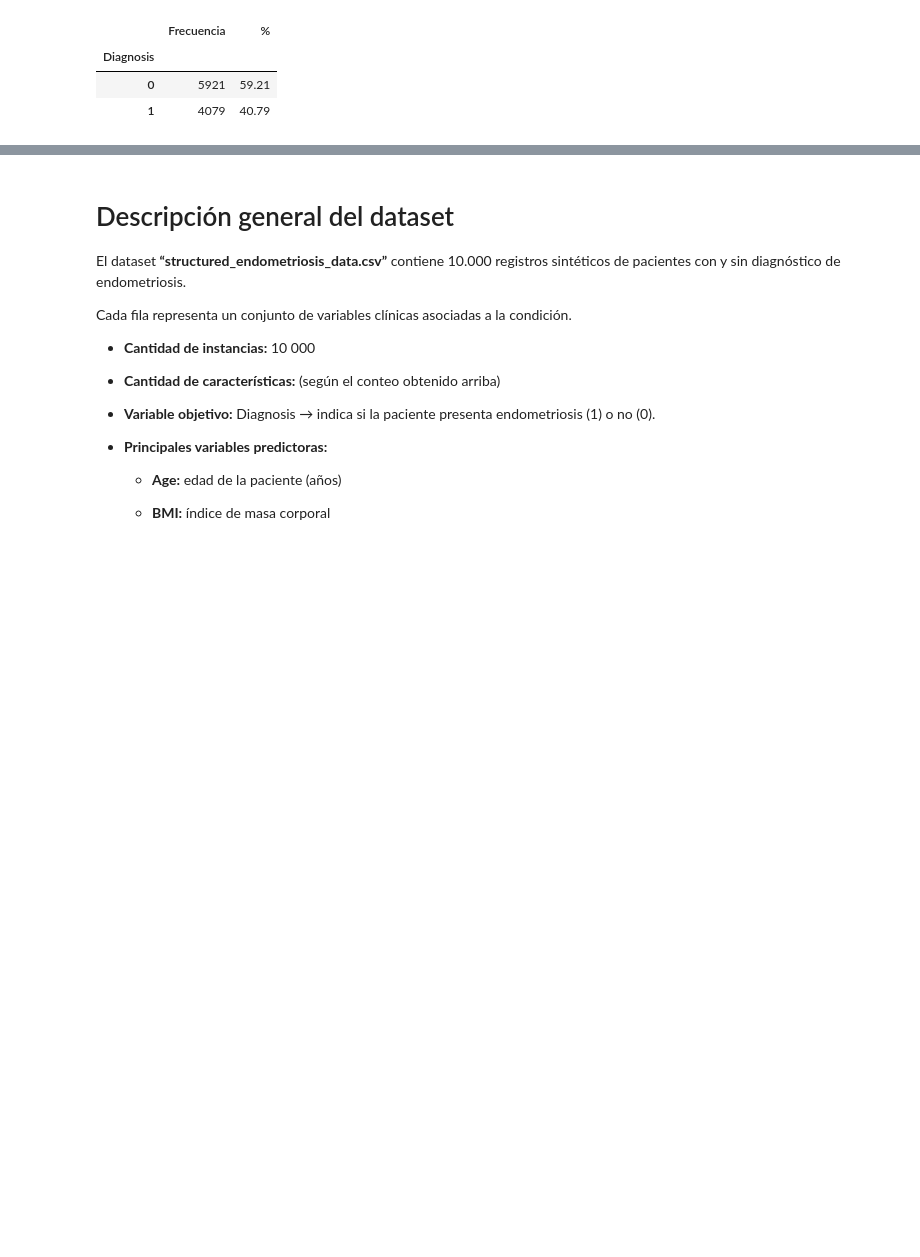
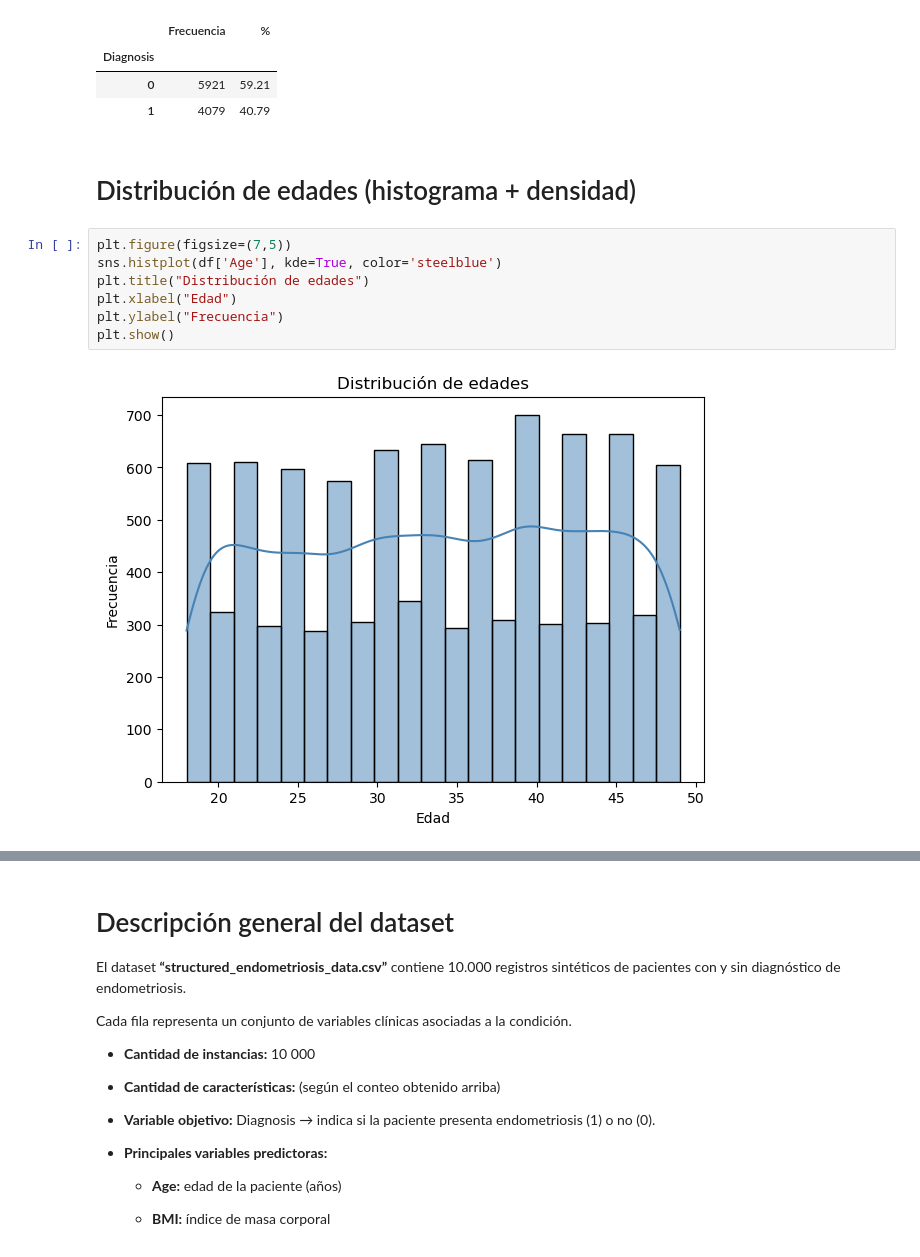
Before and after one commit to GuilleCarcamo/Parcial_Aprendizaje_Automatico, a Jupyter notebook: notebooks/1.0-GC-exploracion.ipynb, the cells around one changed output, grey strips where cells are left out. Drawn from its saved outputs; the diff is of its cells as text; blank space fills up the shorter version.

```diff
--- a/notebooks/1.0-GC-exploracion.ipynb
+++ b/notebooks/1.0-GC-exploracion.ipynb
@@ -104,3 +106,14 @@ Distribución de Diagnosis (0=No Endometriosis, 1=Endometriosis):
 | Diagnosis |  |  |
 | 0 | 5921 | 59.21 |
 | 1 | 4079 | 40.79 |
+# %% [markdown]
+# Distribución de edades (histograma + densidad)
+# %%
+plt.figure(figsize=(7,5))
+sns.histplot(df['Age'], kde=True, color='steelblue')
+plt.title("Distribución de edades")
+plt.xlabel("Edad")
+plt.ylabel("Frecuencia")
+plt.show()
+# %% [output]
+[figure, added]
```
Also changed, not shown: parts of 7 cells of this notebook, 2 other files.
